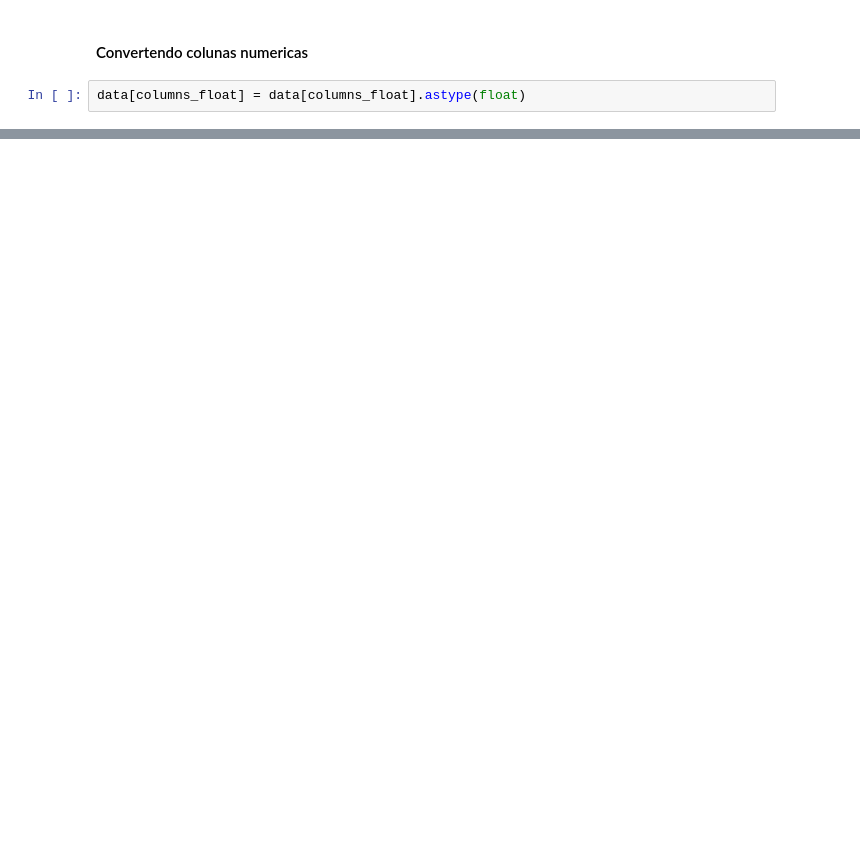
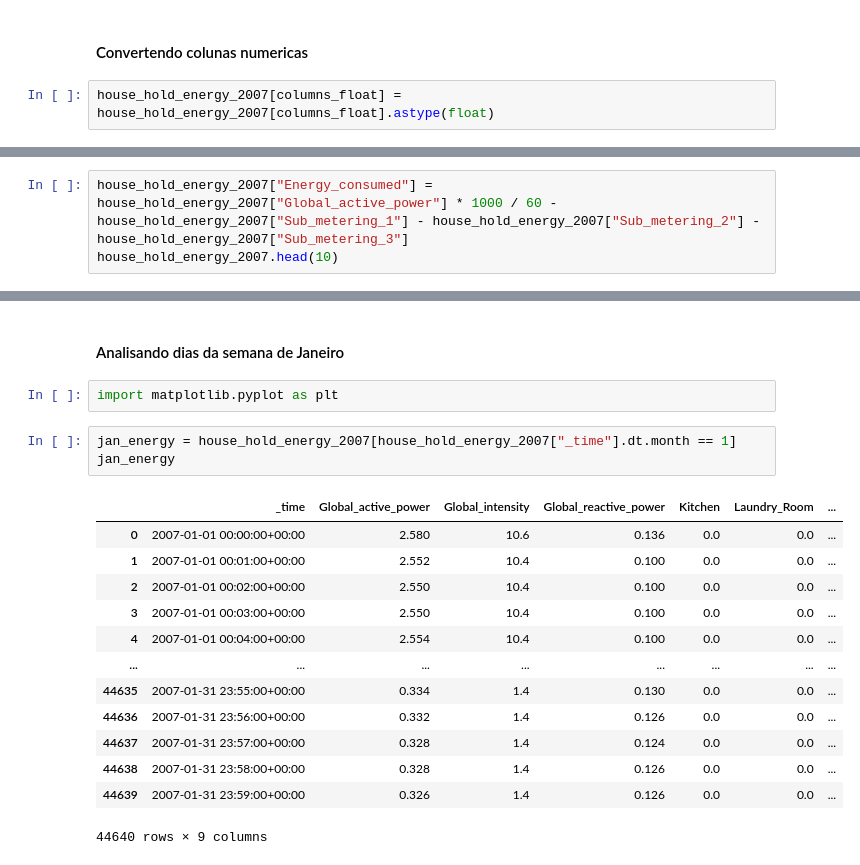
Before and after one commit to victordantas1/influxdb-studies, a Jupyter notebook: analyse_data_influxdb.ipynb, the cells around one changed output, grey strips where cells are left out. Saved outputs shown, nothing was run; the diff lists cells and outputs as text; blank space fills up the shorter version.

```diff
--- a/analyse_data_influxdb.ipynb
+++ b/analyse_data_influxdb.ipynb
@@ -51,5 +155,5 @@ data = data.drop(index=rows_to_delete)
 # %% [markdown]
 #### Convertendo colunas numericas
 # %%
-data[columns_float] = data[columns_float].astype(float)
+house_hold_energy_2007[columns_float] = house_hold_energy_2007[columns_float].astype(float)
 # %%
@@ -68,0 +179,3 @@ data
+# %%
+house_hold_energy_2007["Energy_consumed"] = house_hold_energy_2007["Global_active_power"] * 1000 / 60 - house_hold_energy_2007["Sub_metering_1"] - house_hold_energy_2007["Sub_metering_2"] - house_hold_energy_2007["Sub_metering_3"]
+house_hold_energy_2007.head(10)
@@ -73,0 +218,21 @@ data.info()
+# %% [markdown]
+#### Analisando dias da semana de Janeiro
+# %%
+import matplotlib.pyplot as plt
+# %%
+jan_energy = house_hold_energy_2007[house_hold_energy_2007["_time"].dt.month == 1]
+jan_energy
+# %% [output]
+|  | _time | Global_active_power | Global_intensity | Global_reactive_power | Kitchen | Laundry_Room | ... |
+| 0 | 2007-01-01 00:00:00+00:00 | 2.580 | 10.6 | 0.136 | 0.0 | 0.0 | ... |
+| 1 | 2007-01-01 00:01:00+00:00 | 2.552 | 10.4 | 0.100 | 0.0 | 0.0 | ... |
+| 2 | 2007-01-01 00:02:00+00:00 | 2.550 | 10.4 | 0.100 | 0.0 | 0.0 | ... |
+| 3 | 2007-01-01 00:03:00+00:00 | 2.550 | 10.4 | 0.100 | 0.0 | 0.0 | ... |
+| 4 | 2007-01-01 00:04:00+00:00 | 2.554 | 10.4 | 0.100 | 0.0 | 0.0 | ... |
+| ... | ... | ... | ... | ... | ... | ... | ... |
+| 44635 | 2007-01-31 23:55:00+00:00 | 0.334 | 1.4 | 0.130 | 0.0 | 0.0 | ... |
+| 44636 | 2007-01-31 23:56:00+00:00 | 0.332 | 1.4 | 0.126 | 0.0 | 0.0 | ... |
+| 44637 | 2007-01-31 23:57:00+00:00 | 0.328 | 1.4 | 0.124 | 0.0 | 0.0 | ... |
+| 44638 | 2007-01-31 23:58:00+00:00 | 0.328 | 1.4 | 0.126 | 0.0 | 0.0 | ... |
+| 44639 | 2007-01-31 23:59:00+00:00 | 0.326 | 1.4 | 0.126 | 0.0 | 0.0 | ... |
+44640 rows × 9 columns
```
Also changed, not shown: parts of 35 cells of this notebook.
